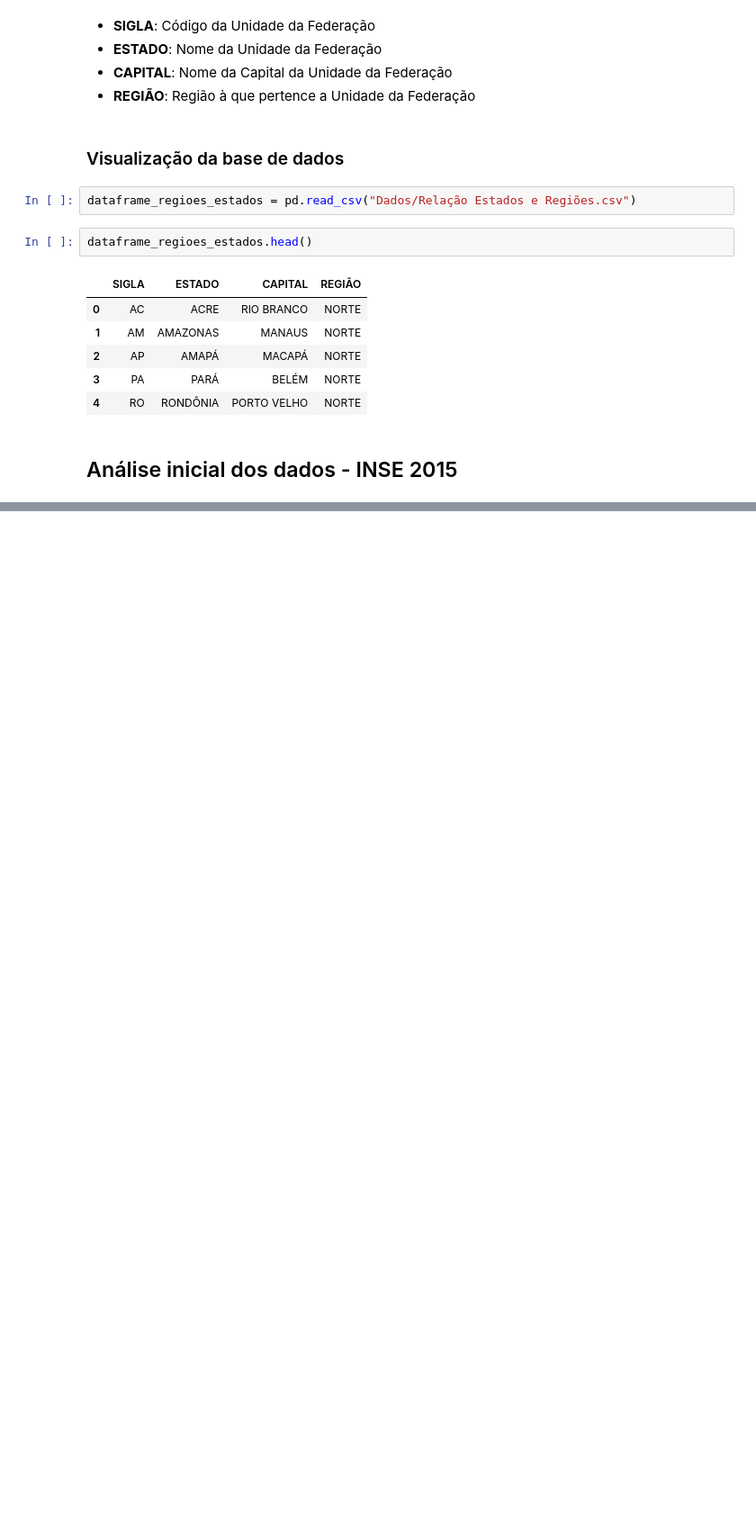
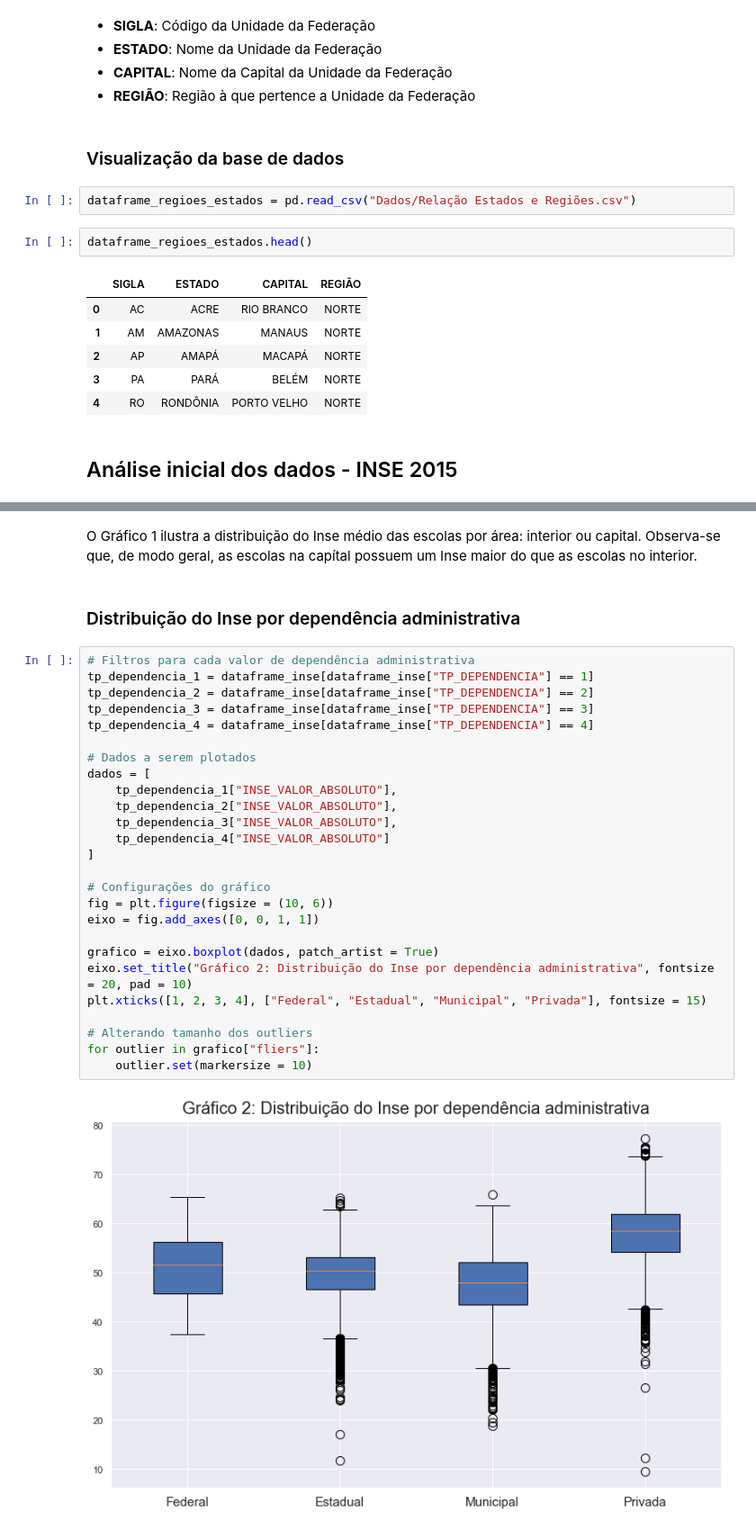
Before and after one commit to RafaelxFernandes/PS-UFRJ-Analytica, a Jupyter notebook: Análise/Nível Socioeconômico (Inse).ipynb, the cells around one changed output, grey strips where cells are left out. Shown at 90% size. Cells and saved outputs as stored; diff of their text form; blank space fills up the shorter version.

```diff
--- a/Análise/Nível Socioeconômico (Inse).ipynb
+++ b/Análise/Nível Socioeconômico (Inse).ipynb
@@ -146,0 +254,32 @@ dataframe_regioes_estados.head()
+# %% [markdown]
+O Gráfico 1 ilustra a distribuição do Inse médio das escolas por área: interior ou capital. Observa-se que, de modo geral, as escolas na capítal possuem um Inse maior do que as escolas no interior.
+# %% [markdown]
+### Distribuição do Inse por dependência administrativa
+# %%
+# Filtros para cada valor de dependência administrativa
+tp_dependencia_1 = dataframe_inse[dataframe_inse["TP_DEPENDENCIA"] == 1]
+tp_dependencia_2 = dataframe_inse[dataframe_inse["TP_DEPENDENCIA"] == 2]
+tp_dependencia_3 = dataframe_inse[dataframe_inse["TP_DEPENDENCIA"] == 3]
+tp_dependencia_4 = dataframe_inse[dataframe_inse["TP_DEPENDENCIA"] == 4]
+
+# Dados a serem plotados
+dados = [
+    tp_dependencia_1["INSE_VALOR_ABSOLUTO"],
+    tp_dependencia_2["INSE_VALOR_ABSOLUTO"],
+    tp_dependencia_3["INSE_VALOR_ABSOLUTO"],
+    tp_dependencia_4["INSE_VALOR_ABSOLUTO"]
+]
+
+# Configurações do gráfico
+fig = plt.figure(figsize = (10, 6))
+eixo = fig.add_axes([0, 0, 1, 1])
+
+grafico = eixo.boxplot(dados, patch_artist = True)
+eixo.set_title("Gráfico 2: Distribuição do Inse por dependência administrativa", fontsize = 20, pad = 10)
+plt.xticks([1, 2, 3, 4], ["Federal", "Estadual", "Municipal", "Privada"], fontsize = 15)
+
+# Alterando tamanho dos outliers
+for outlier in grafico["fliers"]:
+    outlier.set(markersize = 10)
+# %% [output]
+[figure, added]
```
Also changed, not shown: parts of 17 cells of this notebook.
